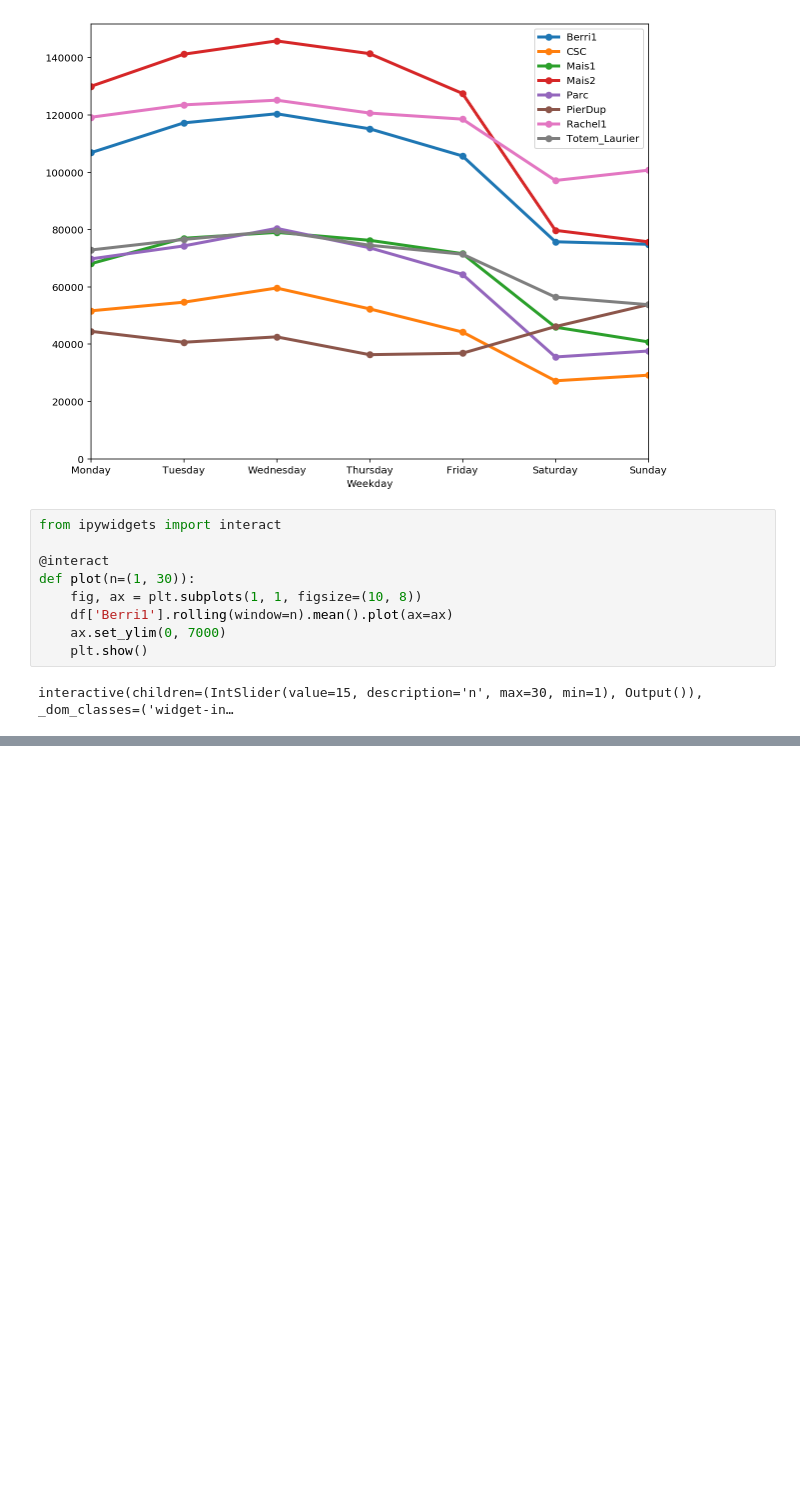
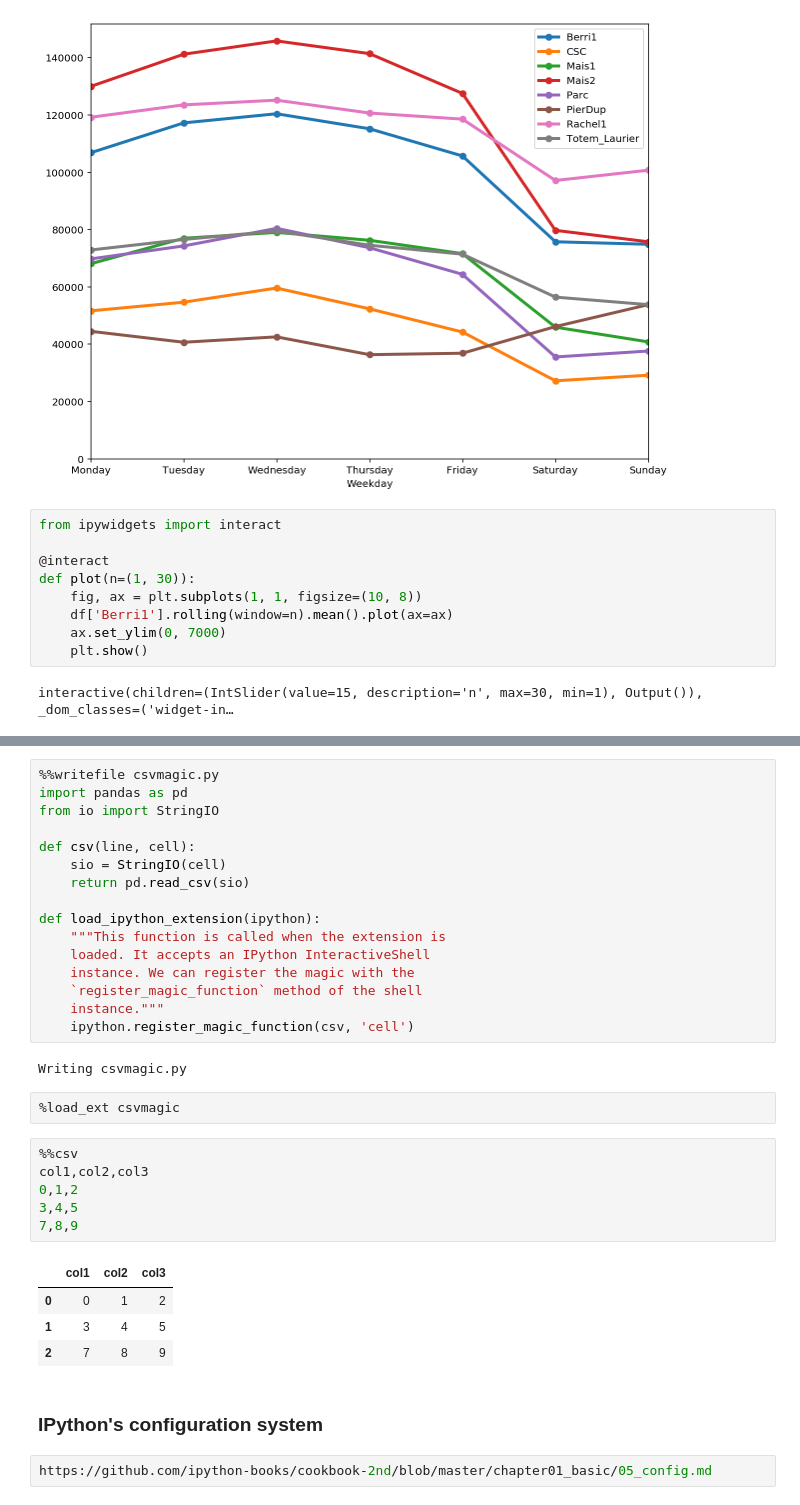
Before and after one commit to axzhao/learn-python, a Jupyter notebook: notebook/ipython-cookbook-2nd/ipython.ipynb, the cells around one changed output, grey strips where cells are left out. Drawn from its saved outputs; the diff is of its cells as text; blank space fills up the shorter version.

```diff
--- a/notebook/ipython-cookbook-2nd/ipython.ipynb
+++ b/notebook/ipython-cookbook-2nd/ipython.ipynb
@@ -175,0 +231,35 @@ interactive(children=(IntSlider(value=15, description='n', max=30, min=1), Outpu
+# %%
+%%writefile csvmagic.py
+import pandas as pd
+from io import StringIO
+
+def csv(line, cell):
+    sio = StringIO(cell)
+    return pd.read_csv(sio)
+
+def load_ipython_extension(ipython):
+    """This function is called when the extension is
+    loaded. It accepts an IPython InteractiveShell
+    instance. We can register the magic with the
+    `register_magic_function` method of the shell
+    instance."""
+    ipython.register_magic_function(csv, 'cell')
+# %% [output]
+Writing csvmagic.py
+# %%
+%load_ext csvmagic
+# %%
+%%csv
+col1,col2,col3
+0,1,2
+3,4,5
+7,8,9
+# %% [output]
+|  | col1 | col2 | col3 |
+| 0 | 0 | 1 | 2 |
+| 1 | 3 | 4 | 5 |
+| 2 | 7 | 8 | 9 |
+# %% [markdown]
+### IPython's configuration system
+# %%
+https://github.com/ipython-books/cookbook-2nd/blob/master/chapter01_basic/05_config.md
```
Also changed, not shown: parts of 5 cells of this notebook, 7 other files.
